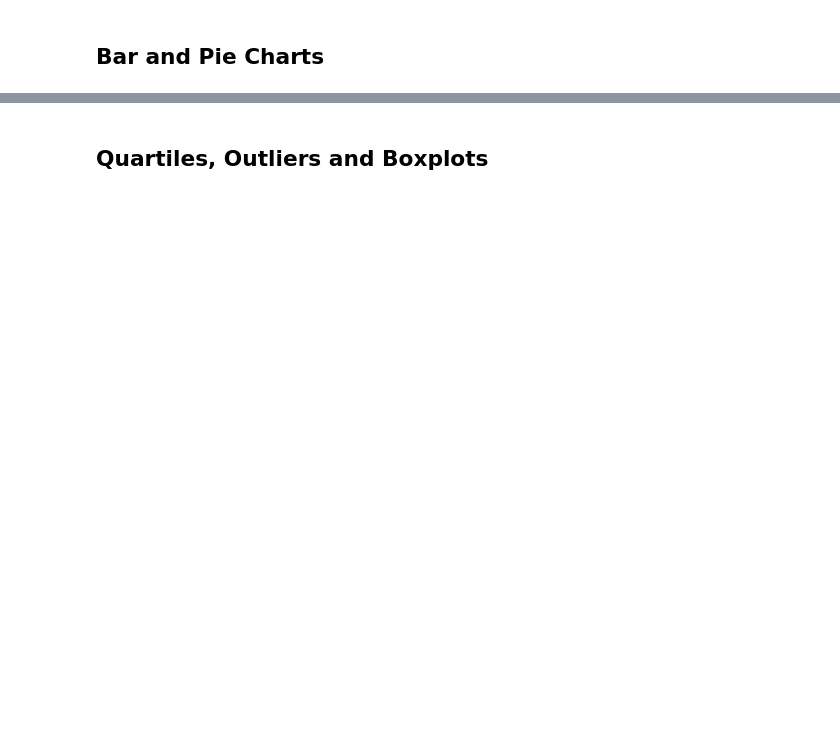
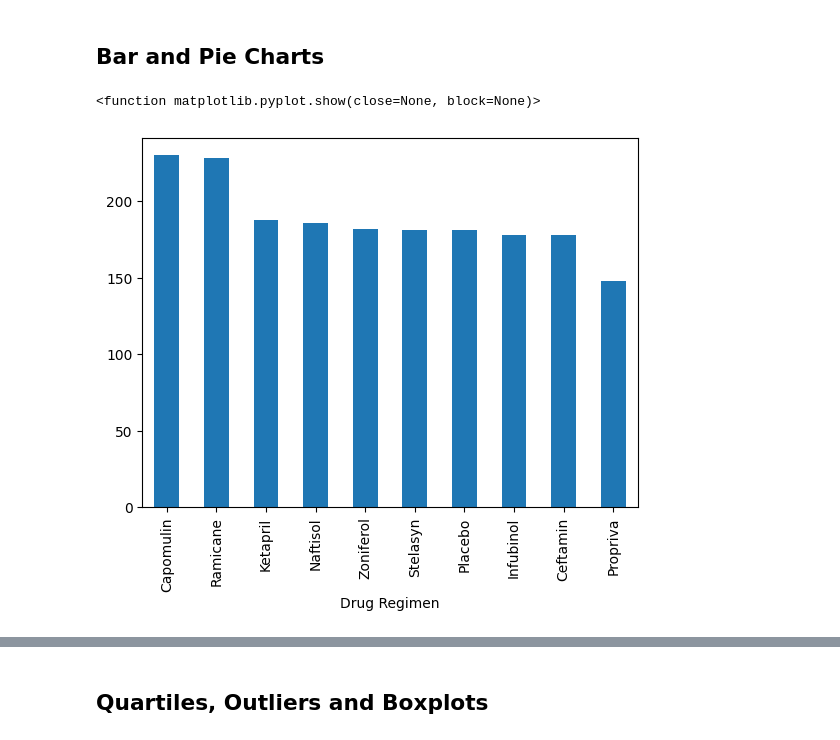
Before and after one commit to carsonnj/Pymaceuticals-Module-5-, a Jupyter notebook: pymaceuticals_Final_Code.ipynb, the cells around one changed output, grey strips where cells are left out. Saved outputs shown, nothing was run; the diff lists cells and outputs as text; code cells hidden in the pictures; blank space fills up the shorter version.

```diff
--- a/pymaceuticals_Final_Code.ipynb
+++ b/pymaceuticals_Final_Code.ipynb
@@ -139,3 +163,14 @@ summary_stats_table
 ## Bar and Pie Charts
 # %%
 # Generate a bar plot showing the total number of rows (Mouse ID/Timepoints) for each drug regimen using Pandas.
+mice_count = clean_df["Drug Regimen"].value_counts()
+
+plot_pandas = mice_count.plot.bar(color='tab:blue')
+plt.xlabel=("Drug Regimen")
+plt.ylabel=("# of mice")
+plt.title=("# of mice per Regimen")
+#mice_count.plot.bar(title='# of mice per Regimen',y='# of mice',figsize=(10,5))
+plt.show
+# %% [output]
+<function matplotlib.pyplot.show(close=None, block=None)>
+[figure, added]
```
Also changed, not shown: parts of 17 cells of this notebook.
